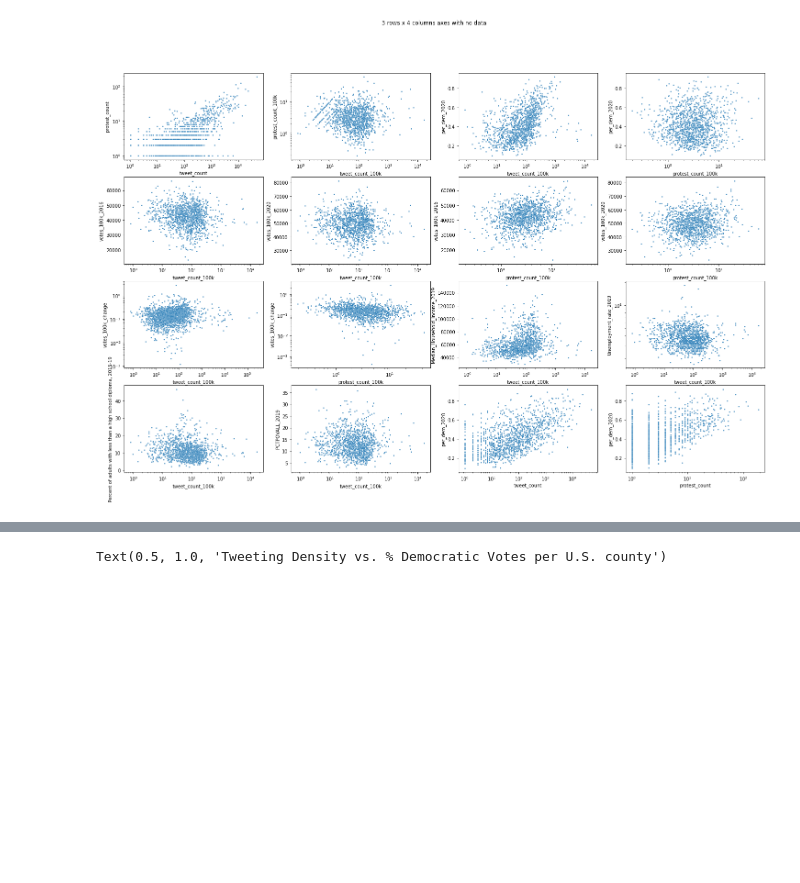
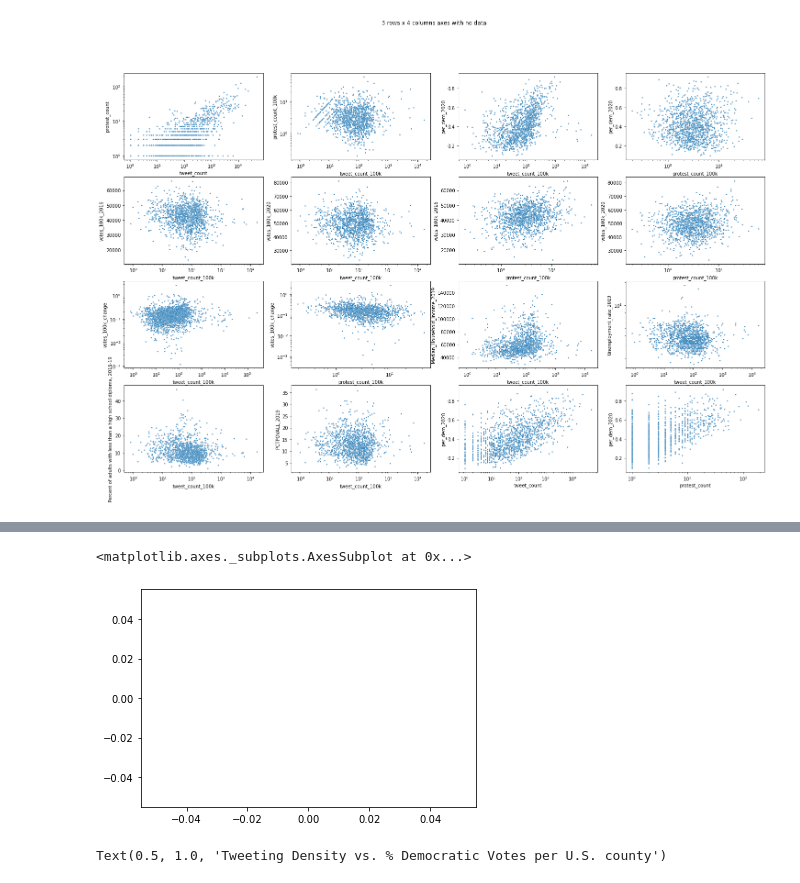
Before and after one commit to lnicoletti/hashtag_activism_protest, a Jupyter notebook: notebooks/2-DataExplorationAPI2.ipynb, the cells around one changed output, grey strips where cells are left out. Cells and saved outputs as stored; diff of their text form; code cells hidden in the pictures; blank space fills up the shorter version.

```diff
--- a/notebooks/2-DataExplorationAPI2.ipynb
+++ b/notebooks/2-DataExplorationAPI2.ipynb
@@ -178,0 +198,9 @@ counties_tp[['state_abbr', 'votes_gop_2020', 'votes_dem_2020', 'total_votes_2020
+# %%
+start_date = "09"
+lag = 1
+data = counties_time[counties_time['GEOID'] == f"36061"]
+
+sns.scatterplot(x=data[data['date'] == f"2020-06-{start_date}"]["tweet_count"], y=data[data['date'] == f"2020-06-{str(int(start_date)+lag)}"]["protest_count"])
+# %% [output]
+<matplotlib.axes._subplots.AxesSubplot at 0x...>
+[figure, added]
```
Also changed, not shown: parts of 8 cells of this notebook, 1 other file.
